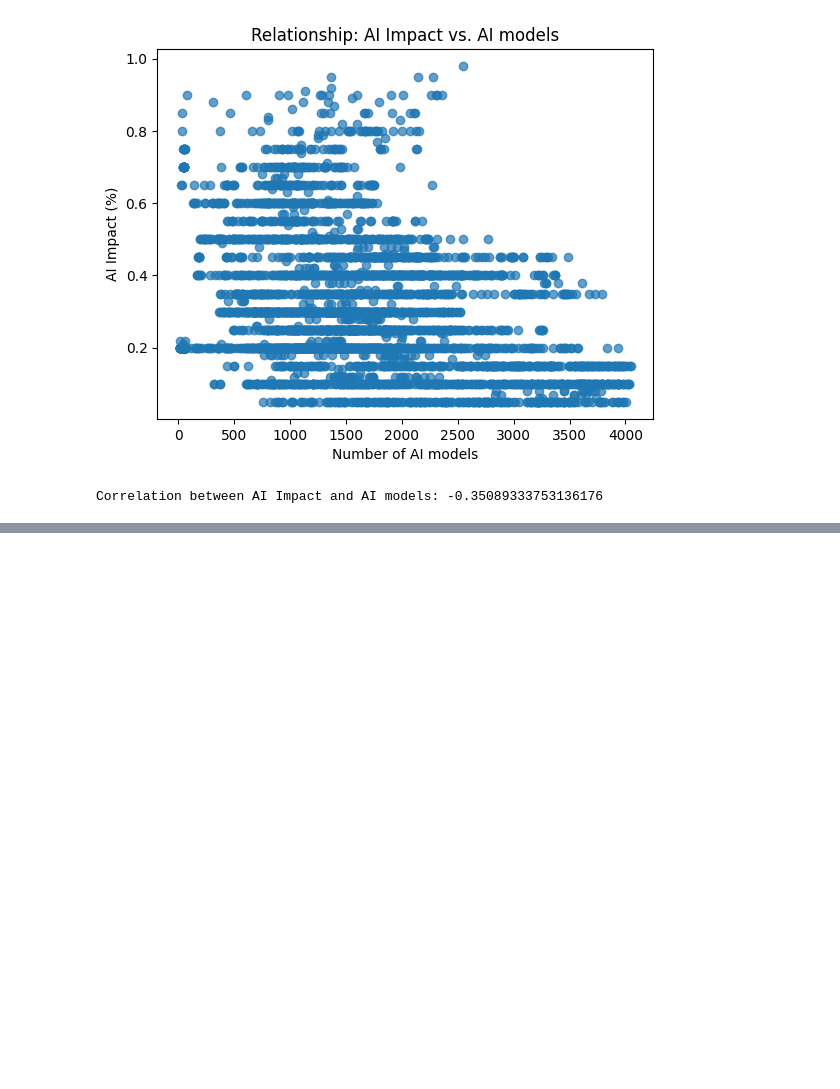
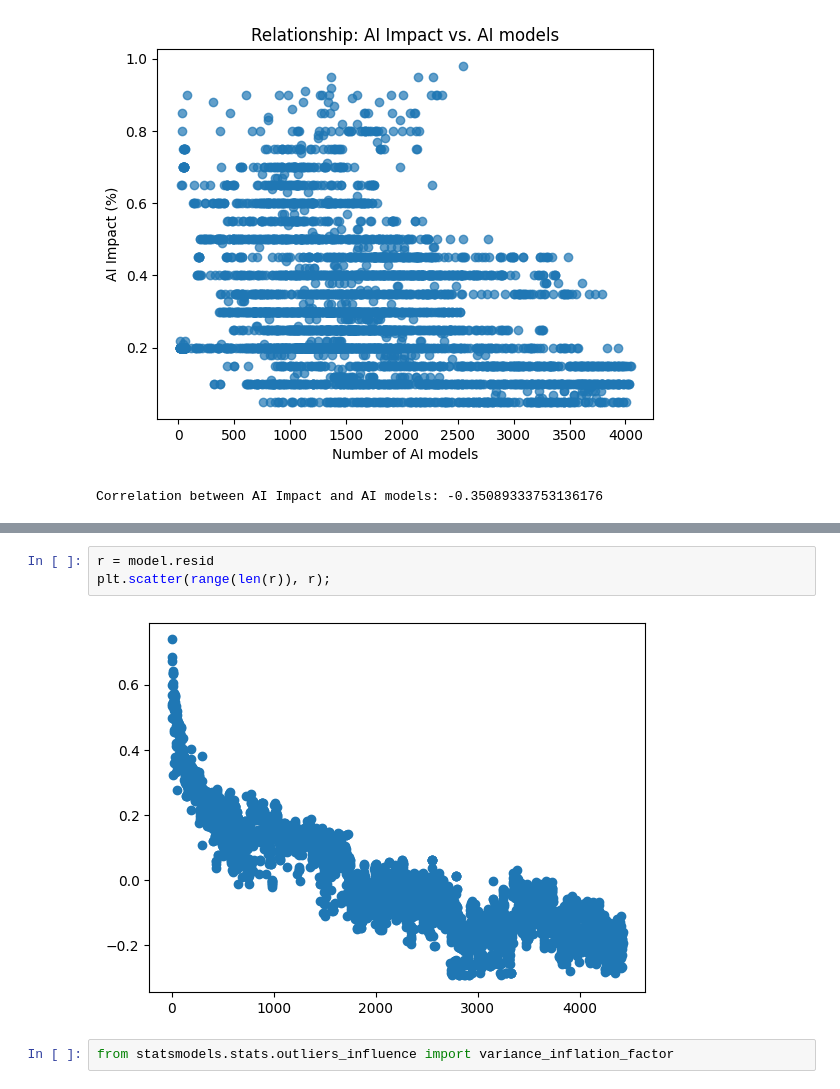
Before and after one commit to adrianapsay/math189finalproject, a Jupyter notebook: jessie.ipynb, the cells around one changed output, grey strips where cells are left out. Cells and saved outputs as stored; diff of their text form; blank space fills up the shorter version.

```diff
--- a/jessie.ipynb
+++ b/jessie.ipynb
@@ -452,0 +628,7 @@ Index(['Job_titiles', 'Tasks', 'AI_models', 'AI_Workload_Ratio', 'Domain'], dtyp
+# %%
+r = model.resid
+plt.scatter(range(len(r)), r);
+# %% [output]
+[figure, added]
+# %%
+from statsmodels.stats.outliers_influence import variance_inflation_factor
```
Also changed, not shown: parts of 23 cells of this notebook.
